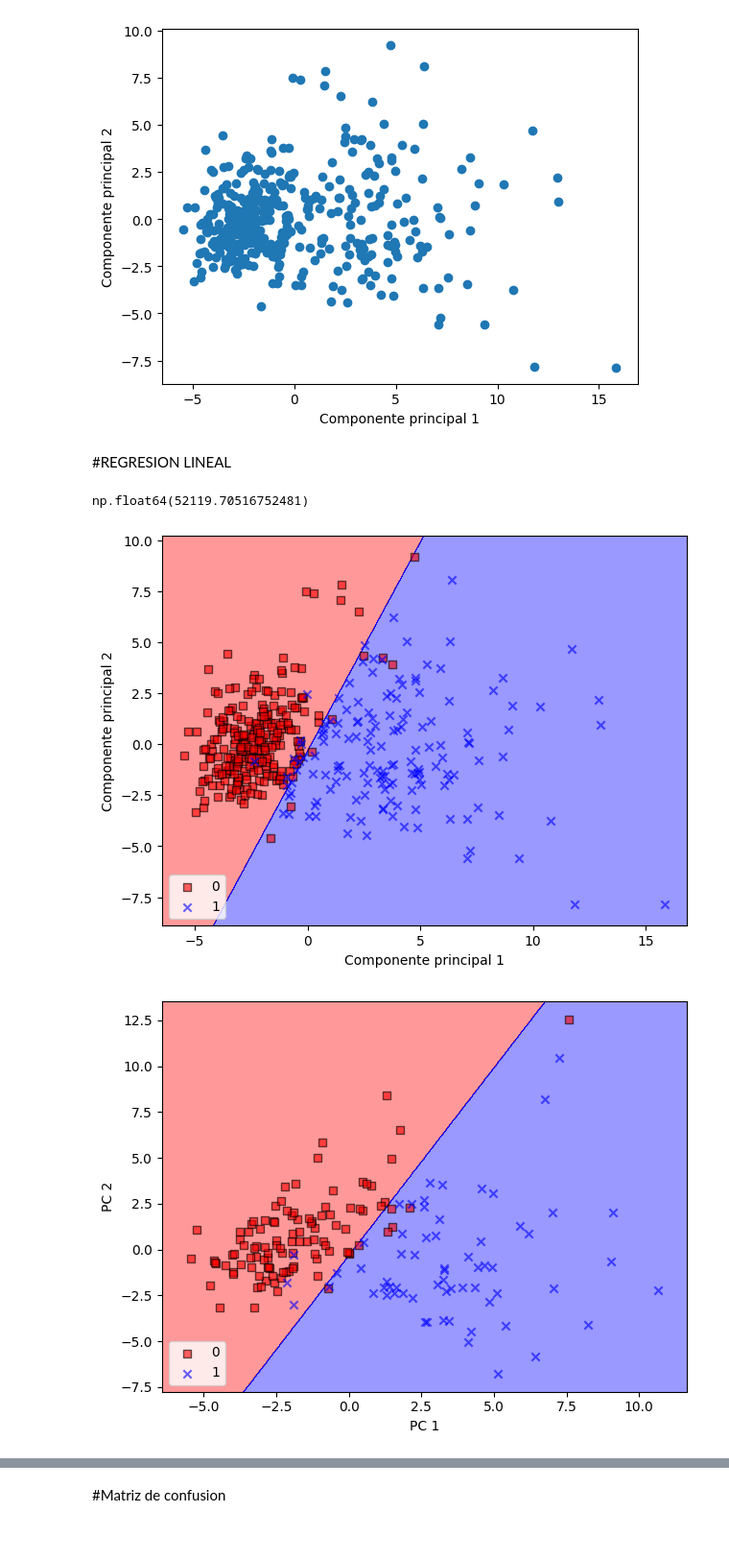
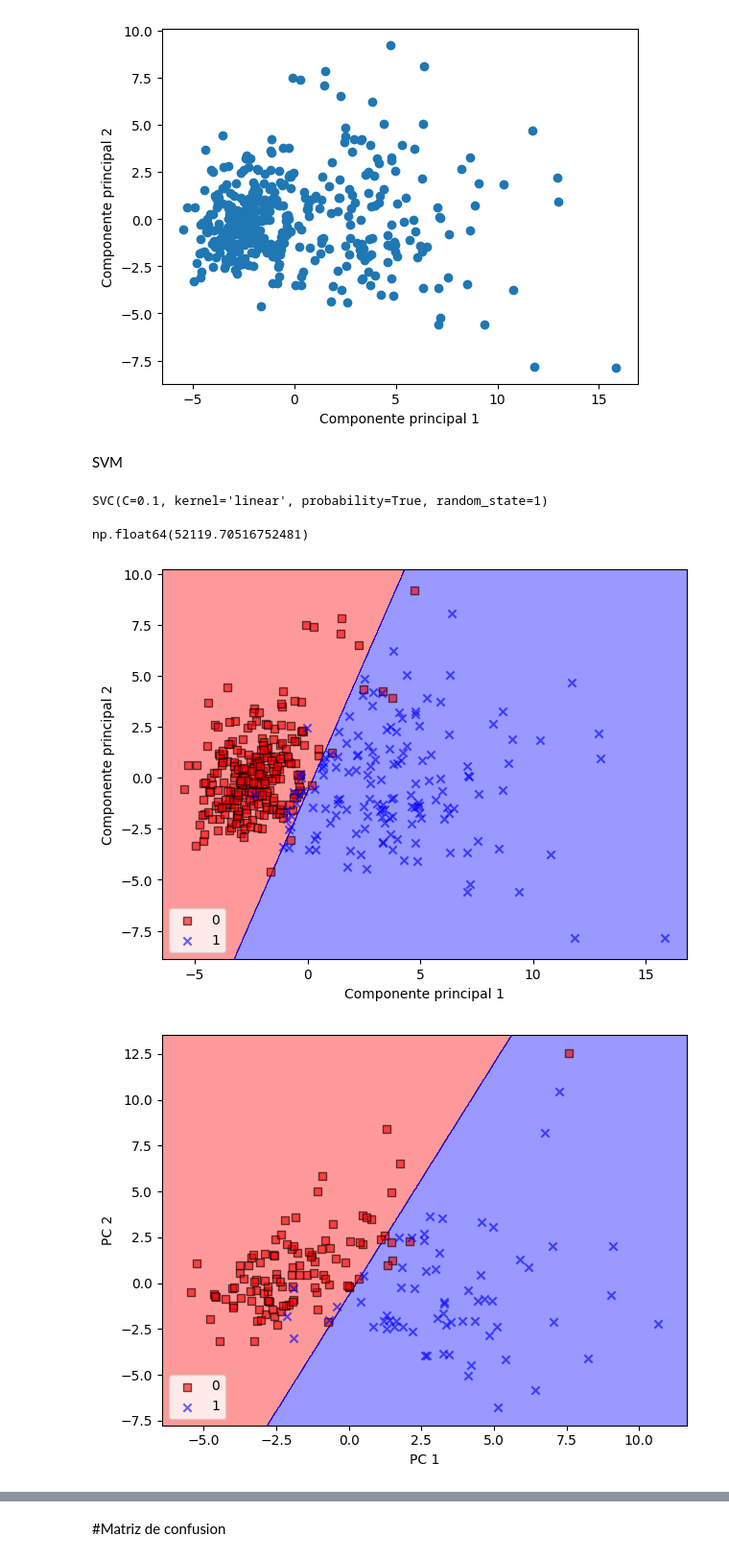
Before and after one commit to MiguelAngeloTr/Aprendizaje_Automatico, a Jupyter notebook: SEMANA_6/TAREA_5/MODELO_2_2_COMPONENTES.ipynb, the cells around one changed output, grey strips where cells are left out. Shown at 96% size. Drawn from its saved outputs; the diff is of its cells as text; code cells hidden in the pictures.

```diff
--- a/SEMANA_6/TAREA_5/MODELO_2_2_COMPONENTES.ipynb
+++ b/SEMANA_6/TAREA_5/MODELO_2_2_COMPONENTES.ipynb
@@ -383,5 +383,3 @@ plt.ylabel('Componente principal 2')
 plt.show()
 # %% [output]
 [figure]
-# %% [markdown]
-#REGRESION LINEAL
@@ -394,27 +386,37 @@ lr = lr.fit(X_train_pca, y_train)
+# %% [markdown]
+SVM
+# %%
+
+from sklearn.svm import SVC
+
+svm = SVC(kernel='linear', C=0.1, random_state=1, probability=True)
+svm.fit(X_train_pca, y_train)
+# %% [output]
+SVC(C=0.1, kernel='linear', probability=True, random_state=1)
 # %%
 X.var()
 # %% [output]
 np.float64(52119.70516752481)
 # %%
-plot_decision_regions(X_train_pca, y_train, classifier=lr)
+plot_decision_regions(X_train_pca, y_train, classifier=svm)
 plt.xlabel('Componente principal 1')
 plt.ylabel('Componente principal 2')
 plt.legend(loc='lower left')
 plt.tight_layout()
 plt.show()
 # %% [output]
-[figure, old version]
+[figure, new version]
 # %%
 #Grafico para datos de testeo
 
-plot_decision_regions(X_test_pca, y_test, classifier=lr)
+plot_decision_regions(X_test_pca, y_test, classifier=svm)
 plt.xlabel('PC 1')
 plt.ylabel('PC 2')
 plt.legend(loc='lower left')
 plt.tight_layout()
 plt.show()
 # %% [output]
-[figure, old version]
+[figure, new version]
 # %%
 print(diagnostic.iloc[0])
 # %% [output]
```
Also changed, not shown: parts of 7 cells of this notebook.
